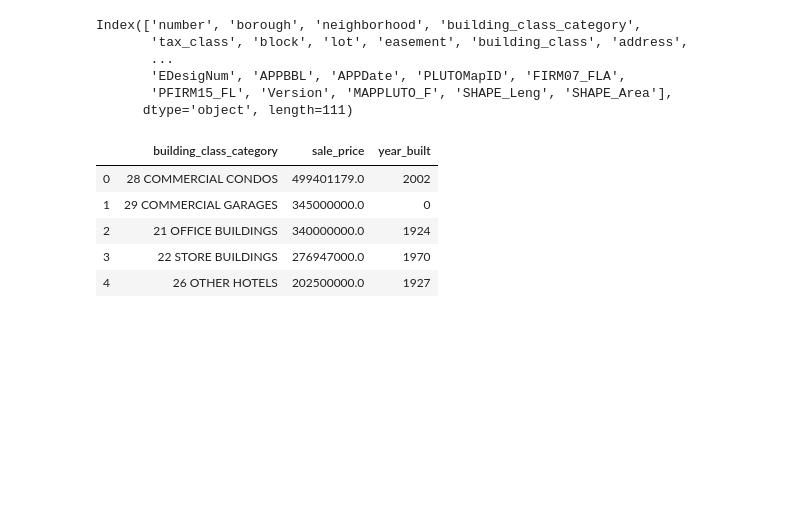
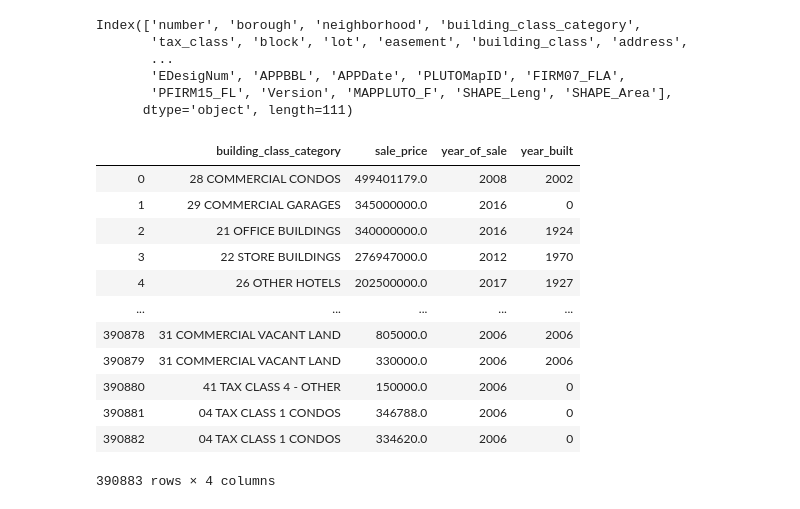
Before and after one commit to ll3271/New_REPO, a Jupyter notebook: Brooklyn_jupyter.ipynb, the cells around one changed output. Saved outputs shown, nothing was run; the diff lists cells and outputs as text; code cells hidden in the pictures; blank space fills up the shorter version.

```diff
--- a/Brooklyn_jupyter.ipynb
+++ b/Brooklyn_jupyter.ipynb
@@ -25,12 +26,19 @@ Index(['number', 'borough', 'neighborhood', 'building_class_category',
        'PFIRM15_FL', 'Version', 'MAPPLUTO_F', 'SHAPE_Leng', 'SHAPE_Area'],
       dtype='object', length=111)
 # %%
-building_class_price = file_df[['building_class_category','sale_price','year_built']]
-building_class_price.head()
+building_class_price = file_df[['building_class_category','sale_price','year_of_sale','year_built']]
+building_class_price
 # %% [output]
-|  | building_class_category | sale_price | year_built |
-| 0 | 28 COMMERCIAL CONDOS | 499401179.0 | 2002 |
-| 1 | 29 COMMERCIAL GARAGES | 345000000.0 | 0 |
-| 2 | 21 OFFICE BUILDINGS | 340000000.0 | 1924 |
-| 3 | 22 STORE BUILDINGS | 276947000.0 | 1970 |
-| 4 | 26 OTHER HOTELS | 202500000.0 | 1927 |
+|  | building_class_category | sale_price | year_of_sale | year_built |
+| 0 | 28 COMMERCIAL CONDOS | 499401179.0 | 2008 | 2002 |
+| 1 | 29 COMMERCIAL GARAGES | 345000000.0 | 2016 | 0 |
+| 2 | 21 OFFICE BUILDINGS | 340000000.0 | 2016 | 1924 |
+| 3 | 22 STORE BUILDINGS | 276947000.0 | 2012 | 1970 |
+| 4 | 26 OTHER HOTELS | 202500000.0 | 2017 | 1927 |
+| ... | ... | ... | ... | ... |
+| 390878 | 31 COMMERCIAL VACANT LAND | 805000.0 | 2006 | 2006 |
+| 390879 | 31 COMMERCIAL VACANT LAND | 330000.0 | 2006 | 2006 |
+| 390880 | 41 TAX CLASS 4 - OTHER | 150000.0 | 2006 | 0 |
+| 390881 | 04 TAX CLASS 1 CONDOS | 346788.0 | 2006 | 0 |
+| 390882 | 04 TAX CLASS 1 CONDOS | 334620.0 | 2006 | 0 |
+390883 rows × 4 columns
```
Also changed, not shown: parts of 9 cells of this notebook.
